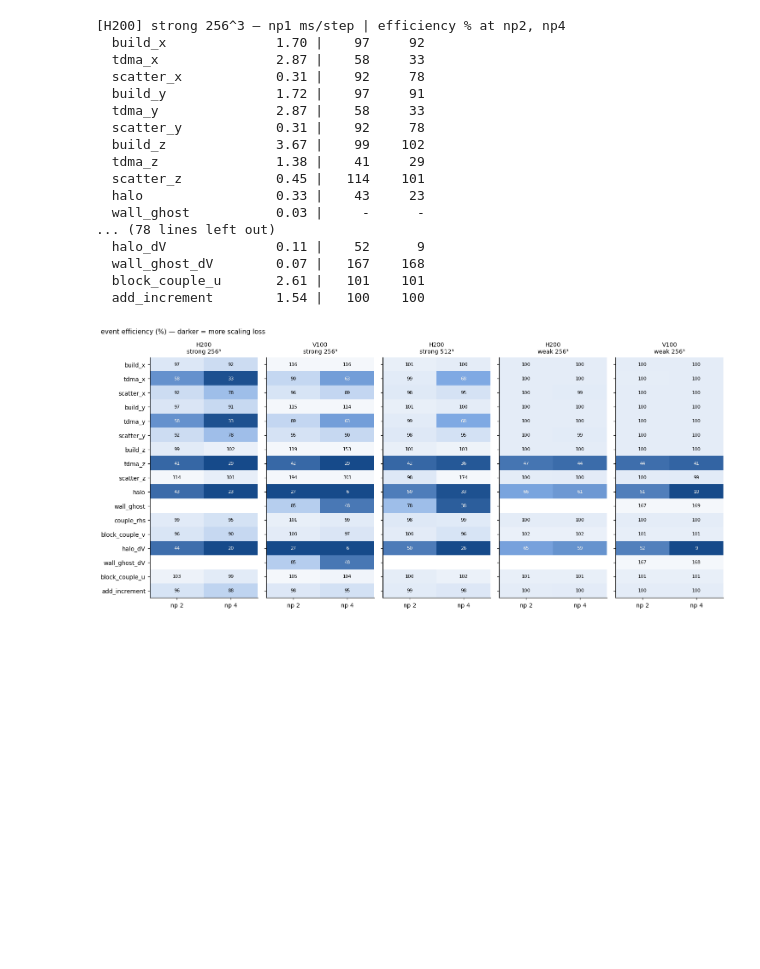
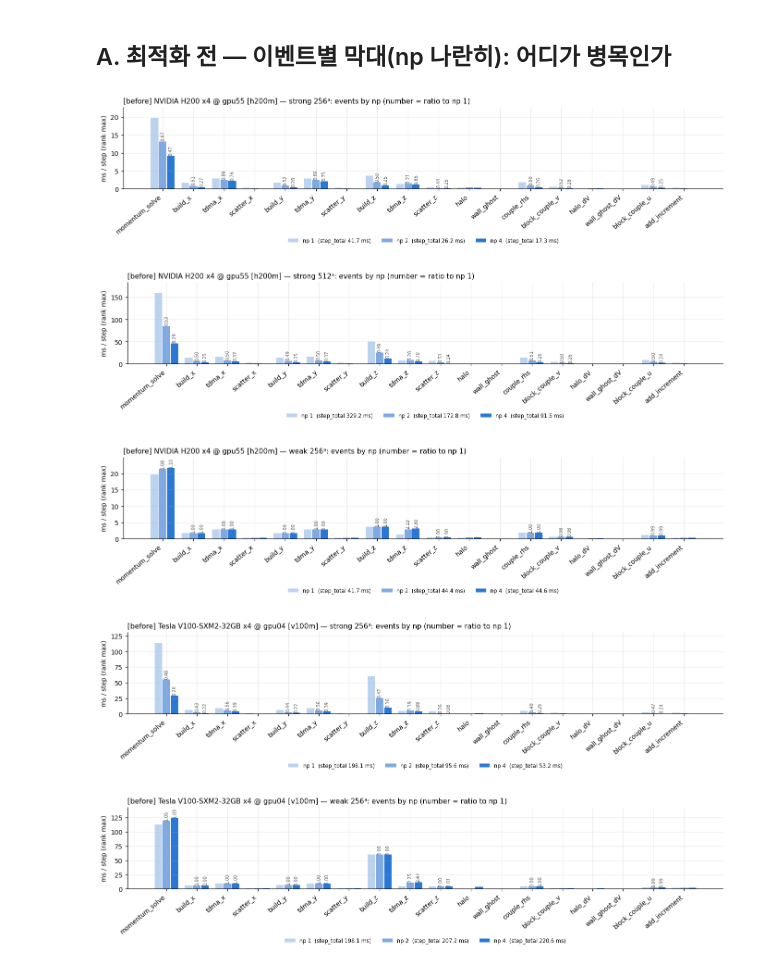
Before and after one commit to dontempty/MPM-STD_C, a Jupyter notebook: apps/rbc_nob/plot/momentum_scalability.ipynb, the cells around one changed output. Drawn from its saved outputs; the diff is of its cells as text; code cells hidden in the pictures; blank space fills up the shorter version.

```diff
--- a/apps/rbc_nob/plot/momentum_scalability.ipynb
+++ b/apps/rbc_nob/plot/momentum_scalability.ipynb
@@ -209,67 +207,10 @@ np 1 에서 0.05 ms 미만인 이벤트(wall_ghost 류)는 잡음이라 비워
-# %%
-from matplotlib.colors import LinearSegmentedColormap
-EFF_CMAP = LinearSegmentedColormap.from_list("eff", ["#164a8a", "#7fa9e3", "#f4f7fb"])   # 낮은 효율 = 진한 파랑
-
-def efficiency_table(mode, hw, n):
-    keys = sorted(k for k in cases if k[:3] == (hw, mode, n))
-    if len(keys) < 2:
-        return None, None
-    base = cases[keys[0]]; np0 = keys[0][3]
-    rows = []
-    for e in EVENTS:
-        t0 = event_time(base, e)
-        row = []
-        for k in keys[1:]:
-            t = event_time(cases[k], e)
-            if t0 < 0.05 or t <= 0:          # 0.05 ms 미만 이벤트(벽 ghost 등)는 잡음이라 비운다
-                row.append(np.nan); continue
-            row.append(t0 / t / (k[3] / np0) if mode == "strong" else t0 / t)
-        rows.append(row)
-    return np.array(rows), [k[3] for k in keys[1:]]
-
-panels = [(mode, hw, n) for mode in ("strong", "weak") for n in (256, 512) for hw in HW if efficiency_table(mode, hw, n)[0] is not None]
-fig, axes = plt.subplots(1, len(panels), figsize=(2.3 * len(panels) + 2, 6.2), sharey=True)
-axes = np.atleast_1d(axes)
-for ax, (mode, hw, n) in zip(axes, panels):
-    eff, nps = efficiency_table(mode, hw, n)
-    im = ax.imshow(np.clip(eff, 0, 1.2), cmap=EFF_CMAP, vmin=0.3, vmax=1.05, aspect="auto")
-    ax.set_xticks(range(len(nps))); ax.set_xticklabels([f"np {p}" for p in nps])
-    ax.set_yticks(range(len(EVENTS))); ax.set_yticklabels(EVENTS)
-    ax.set_title(f"{HW[hw][0]}\n{mode} {n}³", fontsize=9)
-    ax.grid(False)
-    for i in range(eff.shape[0]):
-        for j in range(eff.shape[1]):
-            if not np.isnan(eff[i, j]):
-                ax.text(j, i, f"{100*eff[i, j]:.0f}", ha="center", va="center", fontsize=7, color="#f0efec" if eff[i, j] < 0.7 else "#0b0b0b")
-fig.suptitle("event efficiency (%) — darker = more scaling loss", fontsize=10, x=0.01, ha="left")
-fig.tight_layout()
-if SAVE_FIG:
-    fig.savefig("momentum_event_efficiency.png", bbox_inches="tight")
-plt.show()
-
-for mode, hw, n in panels:
-    eff, nps = efficiency_table(mode, hw, n)
-    print(f"[{HW[hw][0]}] {mode} {n}^3 — np1 ms/step | efficiency % at " + ", ".join(f"np{p}" for p in nps))
-    base = cases[sorted(k for k in cases if k[:3] == (hw, mode, n))[0]]
-    for e, row in zip(EVENTS, eff):
-        print(f"  {e:16s} {event_time(base, e):8.2f} | " + "  ".join(f"{100*v:5.0f}" if not np.isnan(v) else "    -" for v in row))
-    print()
-# %% [output]
-[H200] strong 256^3 — np1 ms/step | efficiency % at np2, np4
-  build_x              1.70 |    97     92
-  tdma_x               2.87 |    58     33
-  scatter_x            0.31 |    92     78
-  build_y              1.72 |    97     91
-  tdma_y               2.87 |    58     33
-  scatter_y            0.31 |    92     78
-  build_z              3.67 |    99    102
-  tdma_z               1.38 |    41     29
-  scatter_z            0.45 |   114    101
-  halo                 0.33 |    43     23
-  wall_ghost           0.03 |     -      -
-... (78 lines left out)
-  halo_dV              0.11 |    52      9
-  wall_ghost_dV        0.07 |   167    168
-  block_couple_u       2.61 |   101    101
-  add_increment        1.54 |   100    100
-[figure, removed]
+# %% [markdown]
+## A. 최적화 전 — 이벤트별 막대(np 나란히): 어디가 병목인가
+# %%
+plot_bars_section(BEFORE, "before")
+# %% [output]
+[figure, added]
+[figure, added]
+[figure, added]
+[figure, added]
+[figure, added]
```
Also changed, not shown: parts of 16 cells of this notebook, 32 other files.
